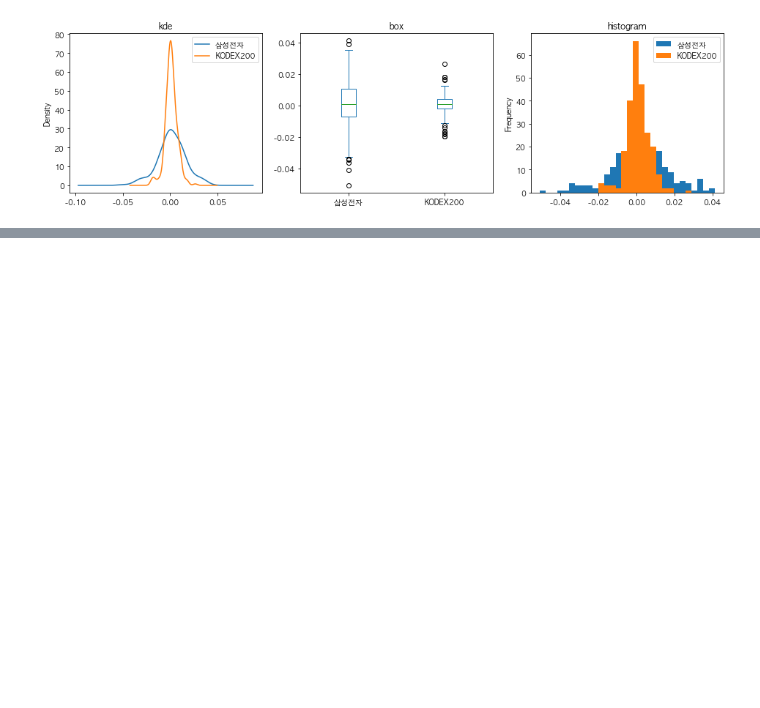
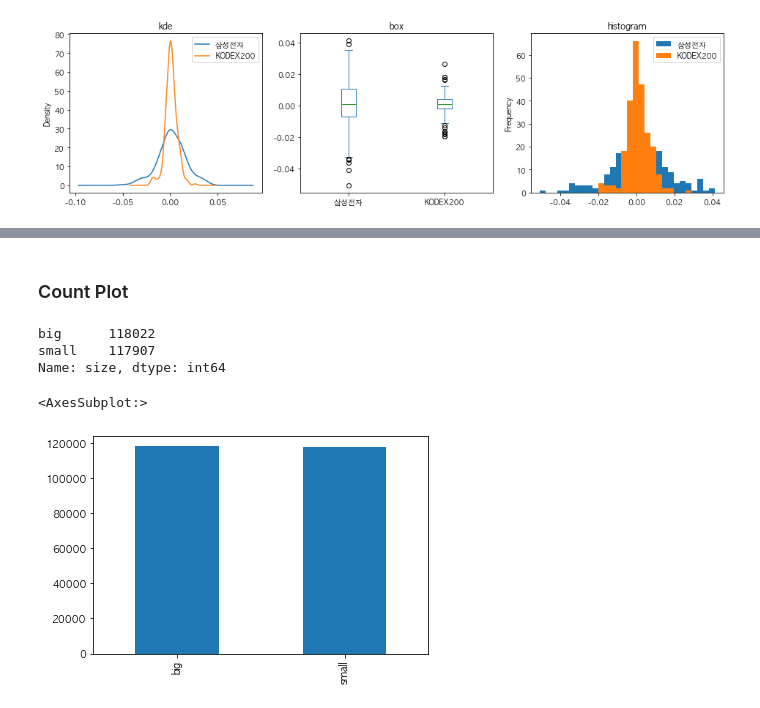
Before and after one commit to JihoQuant/Python-Pandas-Part-1, a Jupyter notebook: visualization_using_matplotlib.ipynb, the cells around one changed output, grey strips where cells are left out. Drawn from its saved outputs; the diff is of its cells as text; code cells hidden in the pictures; blank space fills up the shorter version.

```diff
--- a/visualization_using_matplotlib.ipynb
+++ b/visualization_using_matplotlib.ipynb
@@ -302,0 +321,6 @@ price_df.pct_change().plot(kind='hist', ax=ax3, title='histogram', bins=30);
+# %%
+import seaborn as sns
+from initializer import CSV_BASE_DIR
+
+df = pd.read_csv(f'{CSV_BASE_DIR}/Small_and_Big.csv', index_col=0, parse_dates=['date'])
+df
@@ -302,0 +341,4 @@ price_df.pct_change().plot(kind='hist', ax=ax3, title='histogram', bins=30);
+# %%
+median_df = df.groupby(['date']).agg({'시가총액 (보통)(평균)(원)': 'median'})
+median_df.columns = ['median_시가총액']
+median_df
@@ -302,0 +360,5 @@ price_df.pct_change().plot(kind='hist', ax=ax3, title='histogram', bins=30);
+# %%
+df = df.join(median_df, on='date')
+df.loc[df['시가총액 (보통)(평균)(원)'] < df['median_시가총액'], 'size'] = 'small'
+df.loc[df['시가총액 (보통)(평균)(원)'] >= df['median_시가총액'], 'size'] = 'big'
+df
@@ -302,0 +379,12 @@ price_df.pct_change().plot(kind='hist', ax=ax3, title='histogram', bins=30);
+# %% [markdown]
+### Count Plot
+# %%
+# matplotlib version
+df['size'].value_counts()
+df['size'].value_counts().plot(kind='bar')
+# %% [output]
+big      118022
+small    117907
+Name: size, dtype: int64
+<AxesSubplot:>
+[figure, added]
```
Also changed, not shown: parts of 17 cells of this notebook.
